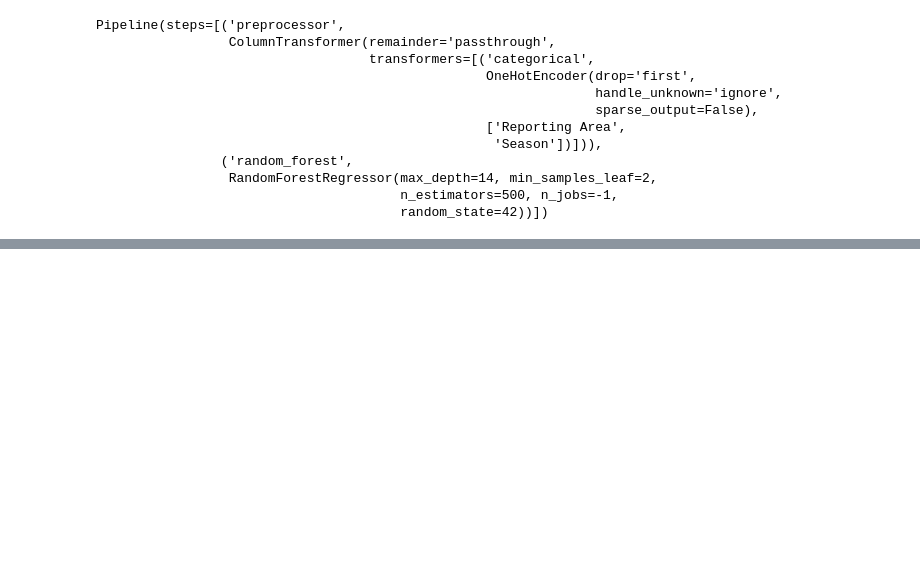
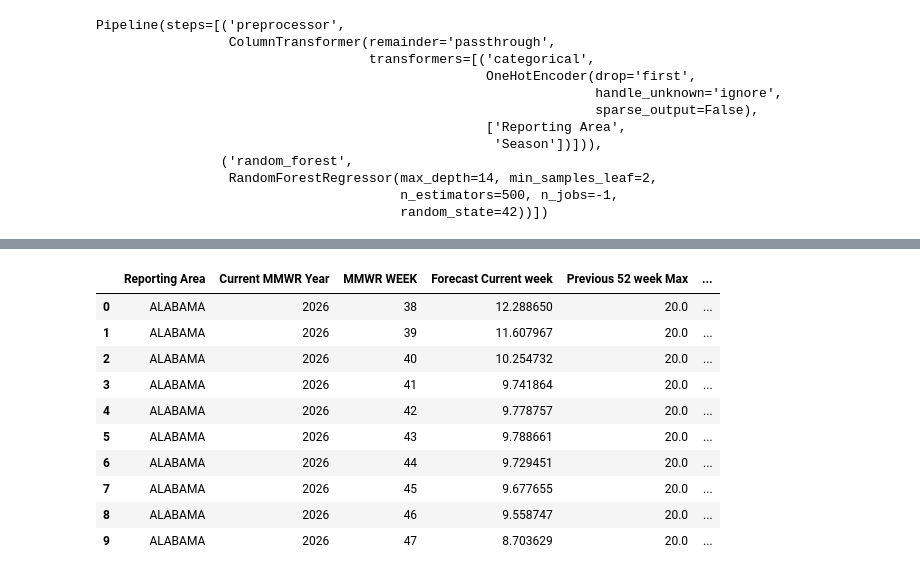
Before and after one commit to swirita/salmonellosis-forecasting-analysis, a Jupyter notebook: notebooks/04_salmonellosis_ml.ipynb, the cells around one changed output, grey strips where cells are left out. Cells and saved outputs as stored; diff of their text form; code cells hidden in the pictures; blank space fills up the shorter version.

Commit message:
Recursive forecasting of 2026 Weeks 38–52

```diff
--- a/notebooks/04_salmonellosis_ml.ipynb
+++ b/notebooks/04_salmonellosis_ml.ipynb
@@ -461,0 +479,84 @@ Pipeline(steps=[('preprocessor',
+# %%
+# Previous-year cumulative YTD lookup.
+# For forecasting 2026, use the actual cumulative 2025 values.
+ytd_lookup = (
+    df[df["Current MMWR Year"] == 2025]
+    .set_index(["Reporting Area", "MMWR WEEK"])
+    ["Cumulative YTD Current MMWR Year"]
+)
+
+# Keep a history of observed cases.
+history = {}
+
+for area in df["Reporting Area"].unique():
+    area_df = df[
+        df["Reporting Area"] == area
+    ].sort_values(
+        ["Current MMWR Year", "MMWR WEEK"]
+    )
+
+    history[area] = list(
+        area_df["Current week"].astype(float)
+    )
+
+forecast_rows = []
+
+for area in history:
+
+    for week in range(38, 53):
+
+        # 1. Previous week's cases
+        previous_week_cases = history[area][-1]
+
+        # 2. Maximum of the previous 52 weeks
+        previous_52_max = max(history[area][-52:])
+
+        # 3. Previous year's YTD at the same MMWR week
+        previous_year_ytd = ytd_lookup.loc[(area, week)]
+
+        # 4. Determine season
+        season = mmwr_week_to_season(week)
+
+        # 5. Predict the current week
+        prediction = predict_next_week(
+            final_model,
+            features,
+            area,
+            2026,
+            week,
+            previous_52_max,
+            previous_year_ytd,
+            season,
+            previous_week_cases,
+        )
+
+        # 6. Store prediction so it becomes
+        #    the previous week for the next forecast
+        history[area].append(prediction)
+
+        forecast_rows.append({
+            "Reporting Area": area,
+            "Current MMWR Year": 2026,
+            "MMWR WEEK": week,
+            "Forecast Current week": prediction,
+            "Previous 52 week Max": previous_52_max,
+            "Cumulative YTD Previous MMWR Year": previous_year_ytd,
+            "Season": season,
+            "Previous week cases": previous_week_cases
+        })
+
+forecast = pd.DataFrame(forecast_rows)
+
+forecast.head(10)
+# %% [output]
+|  | Reporting Area | Current MMWR Year | MMWR WEEK | Forecast Current week | Previous 52 week Max | ... |
+| 0 | ALABAMA | 2026 | 38 | 12.288650 | 20.0 | ... |
+| 1 | ALABAMA | 2026 | 39 | 11.607967 | 20.0 | ... |
+| 2 | ALABAMA | 2026 | 40 | 10.254732 | 20.0 | ... |
+| 3 | ALABAMA | 2026 | 41 | 9.741864 | 20.0 | ... |
+| 4 | ALABAMA | 2026 | 42 | 9.778757 | 20.0 | ... |
+| 5 | ALABAMA | 2026 | 43 | 9.788661 | 20.0 | ... |
+| 6 | ALABAMA | 2026 | 44 | 9.729451 | 20.0 | ... |
+| 7 | ALABAMA | 2026 | 45 | 9.677655 | 20.0 | ... |
+| 8 | ALABAMA | 2026 | 46 | 9.558747 | 20.0 | ... |
+| 9 | ALABAMA | 2026 | 47 | 8.703629 | 20.0 | ... |
```
Also changed, not shown: parts of 1 cell of this notebook.
